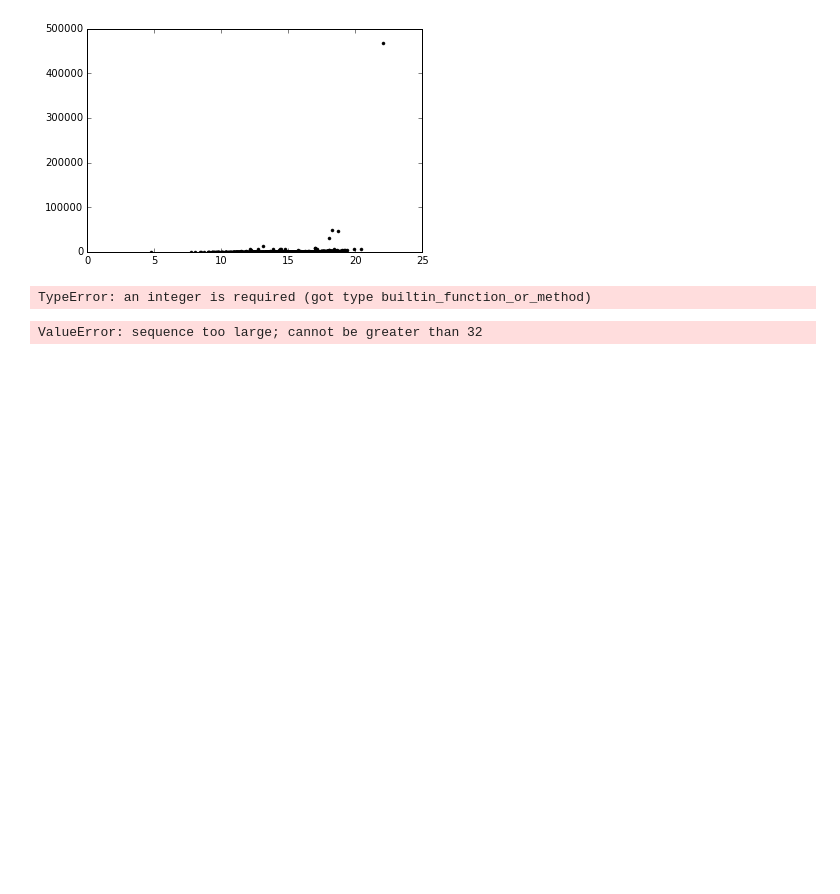
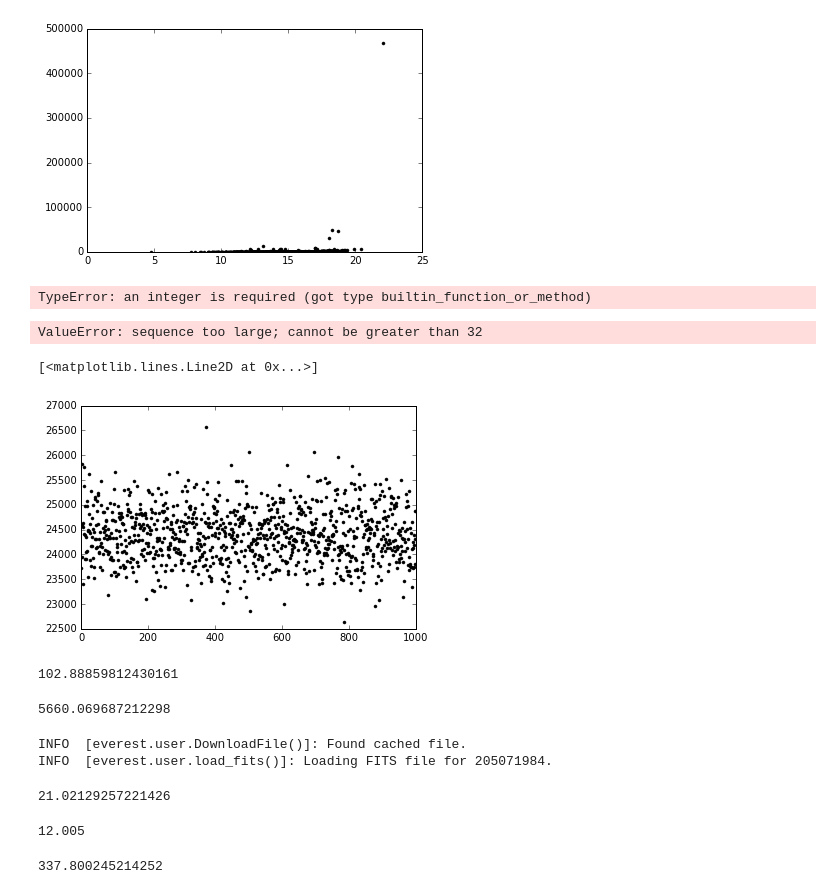
Before and after one commit to nksaunders/cave, a Jupyter notebook: Tests.ipynb, the cells around one changed output. Drawn from its saved outputs; the diff is of its cells as text; code cells hidden in the pictures; blank space fills up the shorter version.

```diff
--- a/Tests.ipynb
+++ b/Tests.ipynb
@@ -133,3 +139,16 @@ TypeError: an integer is required (got type builtin_function_or_method)
 csort = cdpps.reshape(mags[:length])
 # %% [output]
 ValueError: sequence too large; cannot be greater than 32
+# %%
+motion = 0
+mag = 14
+path = 'stars/larger_aperture/mag' + str(mag) + 'motion' + str(motion) + '.npz'
+fpix = np.load(path)['fpix']
+
+fpix_rs = fpix.reshape(len(fpix),-1)
+tempflux = np.sum(fpix_rs,axis=1)
+# %%
+pl.plot(tempflux,'k.')
+# %% [output]
+[<matplotlib.lines.Line2D at 0x...>]
+[figure, added]
@@ -135,0 +157,26 @@ ValueError: sequence too large; cannot be greater than 32
+# %%
+everest.missions.k2.CDPP(tempflux[tempflux>1000000])
+# %% [output]
+102.88859812430161
+# %%
+MN = sp.MotionNoise()
+MN.CDPP(tempflux)
+# %% [output]
+5660.069687212298
+# %%
+star = everest.Everest(205071984)
+# %% [output]
+INFO  [everest.user.DownloadFile()]: Found cached file.
+INFO  [everest.user.load_fits()]: Loading FITS file for 205071984.
+# %%
+star.cdpp
+# %% [output]
+21.02129257221426
+# %%
+star.mag
+# %% [output]
+12.005
+# %%
+star.cdppr
+# %% [output]
+337.800245214252
```
Also changed, not shown: parts of 7 cells of this notebook.
